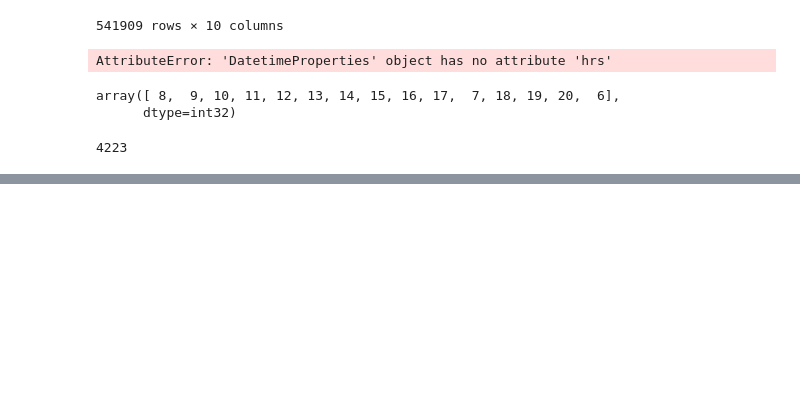
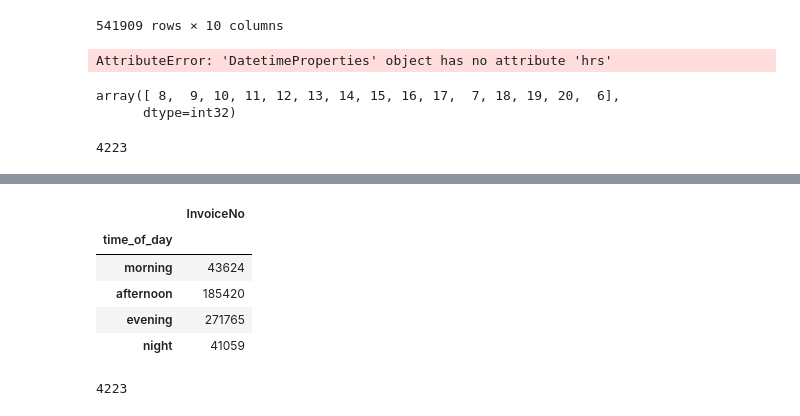
Before and after one commit to saurabhpatare/Customer-Journey-Mapping, a Jupyter notebook: Customer_Journey_Mapping.ipynb, the cells around one changed output, grey strips where cells are left out. Drawn from its saved outputs; the diff is of its cells as text; code cells hidden in the pictures; blank space fills up the shorter version.

```diff
--- a/Customer_Journey_Mapping.ipynb
+++ b/Customer_Journey_Mapping.ipynb
@@ -101,0 +156,5 @@ data['Description'].nunique()
+# %%
+bins=[6, 9, 12, 16, 20]
+labels = ['morning', 'afternoon', 'evening', 'night']
+# %%
+data['time_of_day']=pd.cut(data['hour'], bins=bins, labels=labels)
@@ -101,0 +177,13 @@ data['Description'].nunique()
+# %%
+data.groupby(['time_of_day']).agg({'InvoiceNo':'count'})
+# %% [output]
+|  | InvoiceNo |
+| time_of_day |  |
+| morning | 43624 |
+| afternoon | 185420 |
+| evening | 271765 |
+| night | 41059 |
+# %%
+data['Description'].nunique()
+# %% [output]
+4223
```
Also changed, not shown: parts of 5 cells of this notebook.
